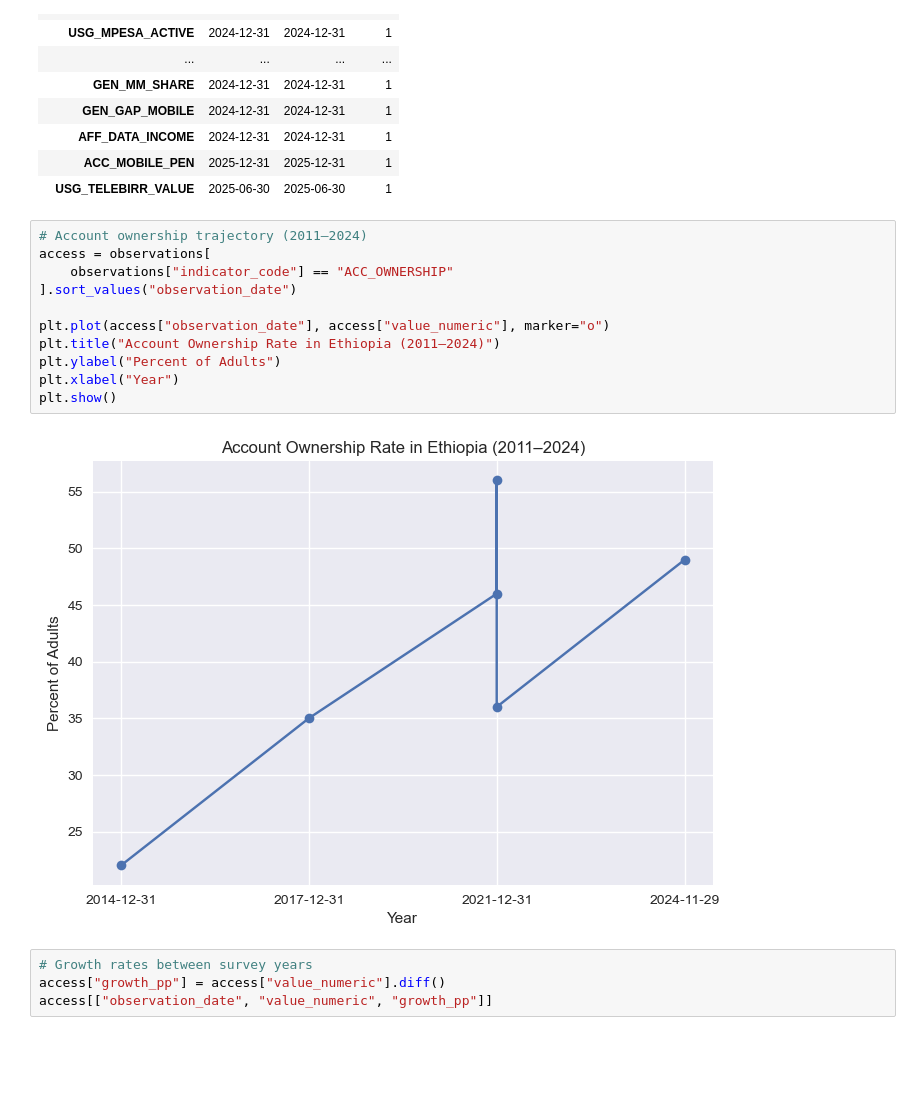
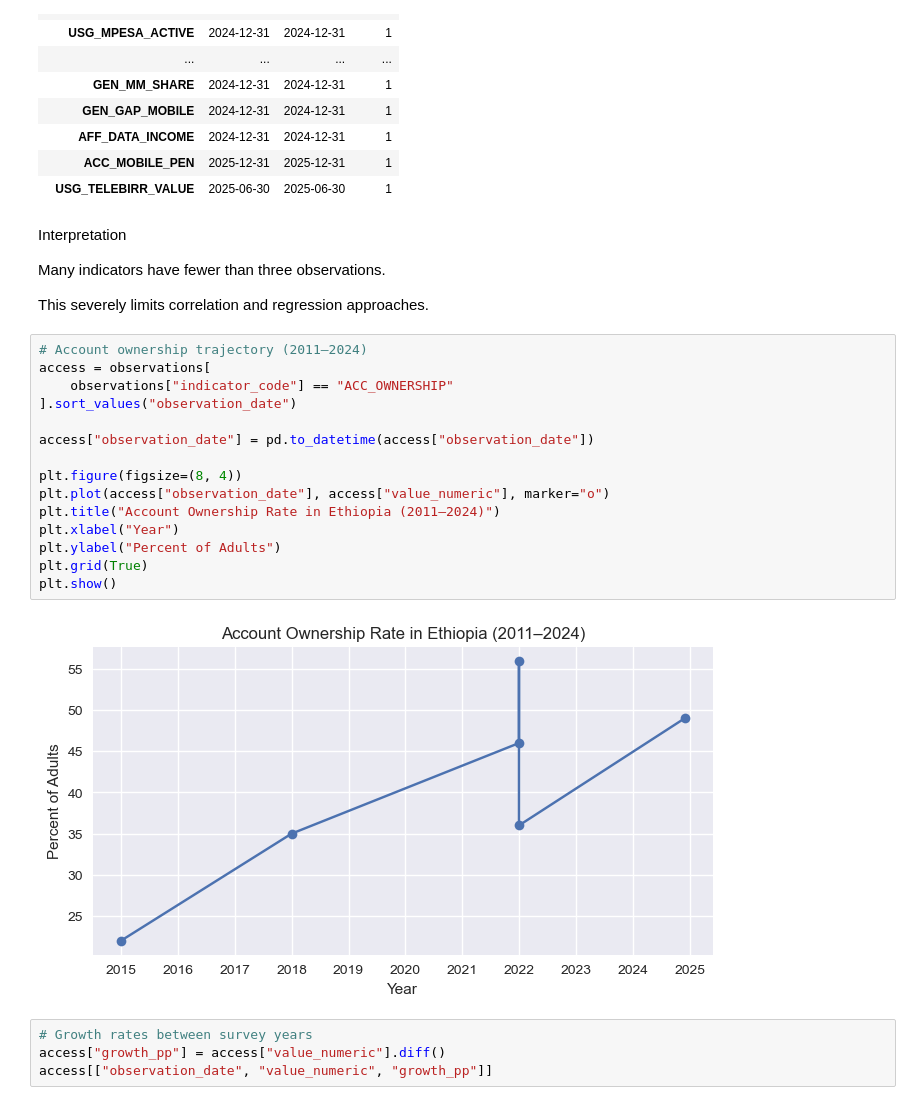
Before and after one commit to Bettey-k/ethiopia-fi-forecast, a Jupyter notebook: notebooks/eda.ipynb, the cells around one changed output. Cells and saved outputs as stored; diff of their text form; blank space fills up the shorter version.

```diff
--- a/notebooks/eda.ipynb
+++ b/notebooks/eda.ipynb
@@ -120,19 +123,29 @@ coverage[coverage["count"] < 3]
 | AFF_DATA_INCOME | 2024-12-31 | 2024-12-31 | 1 |
 | ACC_MOBILE_PEN | 2025-12-31 | 2025-12-31 | 1 |
 | USG_TELEBIRR_VALUE | 2025-06-30 | 2025-06-30 | 1 |
+# %% [markdown]
+Interpretation
+
+Many indicators have fewer than three observations.
+
+This severely limits correlation and regression approaches.
 # %%
 # Account ownership trajectory (2011–2024)
 access = observations[
     observations["indicator_code"] == "ACC_OWNERSHIP"
 ].sort_values("observation_date")
 
+access["observation_date"] = pd.to_datetime(access["observation_date"])
+
+plt.figure(figsize=(8, 4))
 plt.plot(access["observation_date"], access["value_numeric"], marker="o")
 plt.title("Account Ownership Rate in Ethiopia (2011–2024)")
+plt.xlabel("Year")
 plt.ylabel("Percent of Adults")
-plt.xlabel("Year")
+plt.grid(True)
 plt.show()
 # %% [output]
-[figure, old version]
+[figure, new version]
 # %%
 # Growth rates between survey years
 access["growth_pp"] = access["value_numeric"].diff()
```
Also changed, not shown: parts of 6 cells of this notebook.
